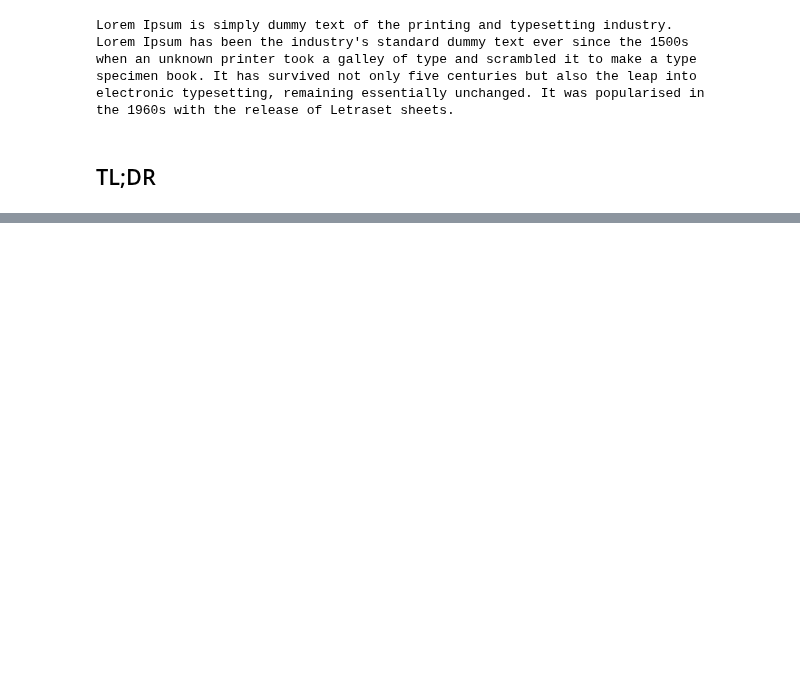
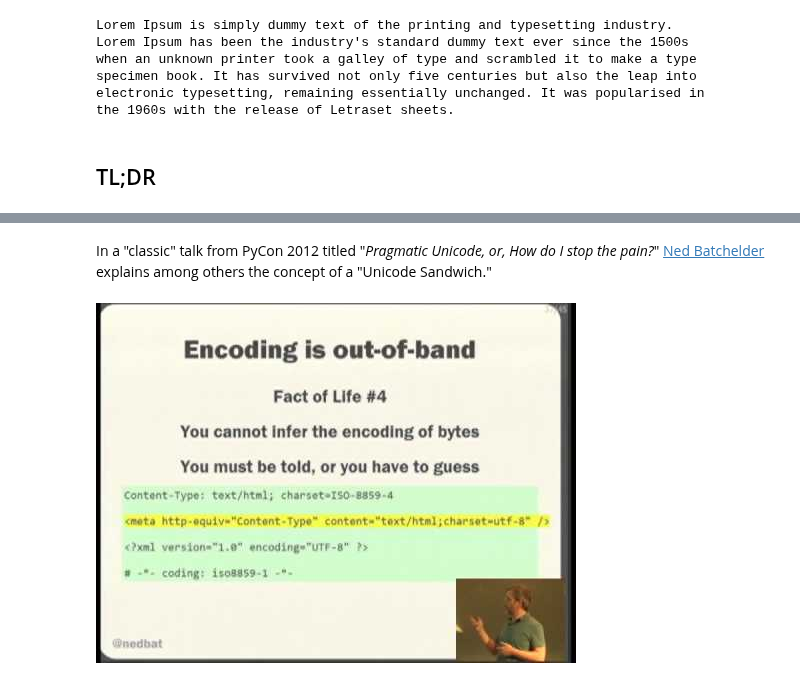
Before and after one commit to webartifex/intro-to-python, a Jupyter notebook: 06_text_00_lecture.ipynb, the cells around one changed output, grey strips where cells are left out. Saved outputs shown, nothing was run; the diff lists cells and outputs as text; code cells hidden in the pictures; blank space fills up the shorter version.

```diff
--- a/06_text_00_lecture.ipynb
+++ b/06_text_00_lecture.ipynb
@@ -713,0 +1226,6 @@ The `str` type supports *four* orthogonal **abstract concepts** that together co
+# %% [markdown]
+In a "classic" talk from PyCon 2012 titled "*Pragmatic Unicode, or, How do I stop the pain?*" [Ned Batchelder](https://nedbatchelder.com/) explains among others the concept of a "Unicode Sandwich."
+# %%
+YouTubeVideo("sgHbC6udIqc", width="60%")
+# %% [output]
+[figure, added]
```
Also changed, not shown: parts of 297 cells of this notebook, 2 other files.
